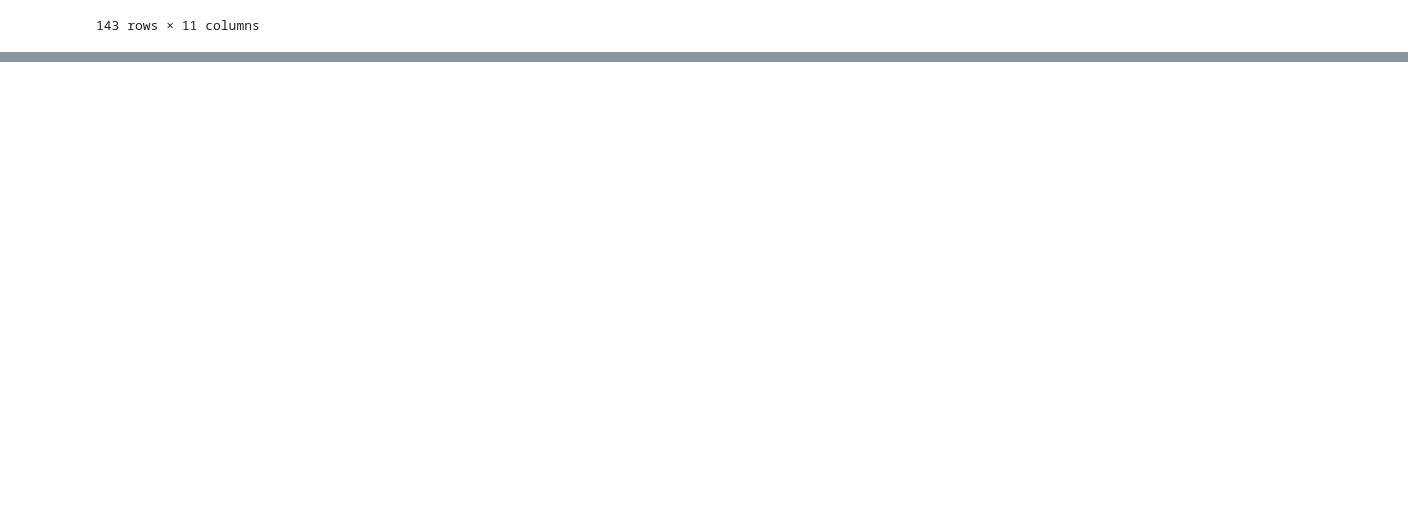
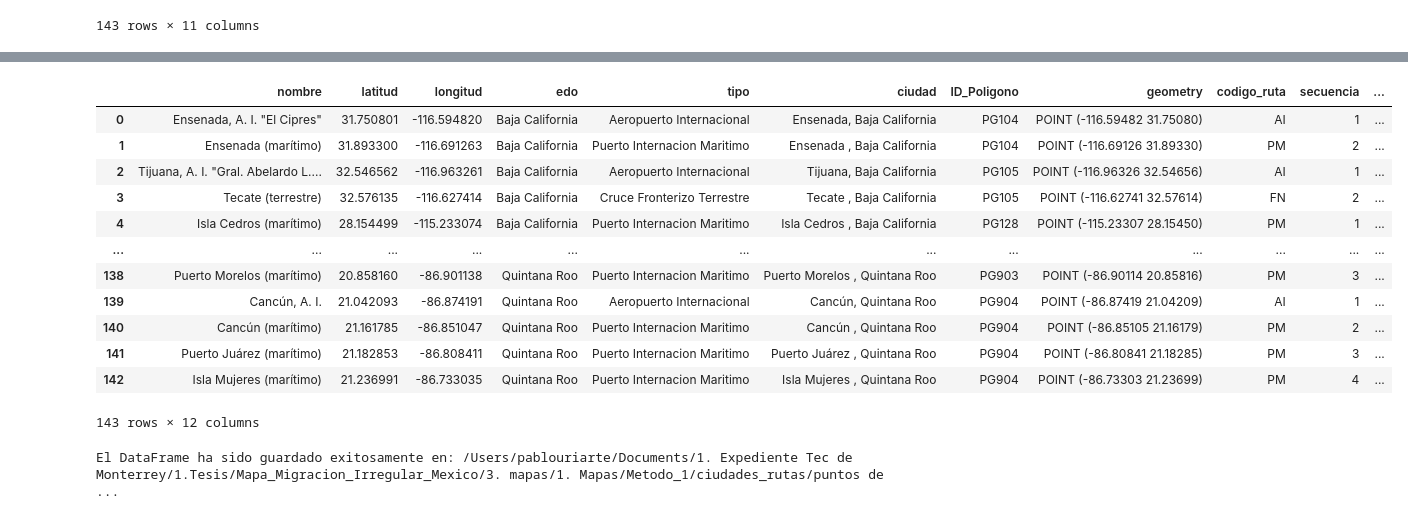
Before and after one commit to puriarter21/Mapa_Migracion_Irregular_Mexico, a Jupyter notebook: 3. mapas/1. Mapas/Metodo_1/ciudades_rutas/puntos de internacion/bd_puntosdeinternacion.ipynb, the cells around one changed output, grey strips where cells are left out. Cells and saved outputs as stored; diff of their text form; code cells hidden in the pictures; blank space fills up the shorter version.

```diff
--- a/3. mapas/1. Mapas/Metodo_1/ciudades_rutas/puntos de internacion/bd_puntosdeinternacion.ipynb
+++ b/3. mapas/1. Mapas/Metodo_1/ciudades_rutas/puntos de internacion/bd_puntosdeinternacion.ipynb
@@ -452,0 +426,52 @@ gdf_final = gdf_metros.to_crs(epsg=4326)
+# %%
+import geopandas as gpd
+from shapely.geometry import Point
+
+# Asegurándonos de trabajar con el DataFrame correcto, df1
+gdf = gpd.GeoDataFrame(df2, geometry=gpd.points_from_xy(df2.longitud, df2.latitud))
+
+# Estableciendo el CRS original a EPSG:4326 para las coordenadas geográficas
+gdf.crs = "EPSG:4326"
+
+# Cambiando el CRS a uno que use metros para el cálculo del buffer. Reemplazando el EPSG con un código correcto.
+# Nota: El EPSG 6366 parece ser un error. Asegúrate de usar el código EPSG de UTM adecuado para tu zona.
+gdf_metros = gdf.to_crs(epsg=6366)  # Reemplaza YOUR_UTM_EPSG_CODE con el código EPSG adecuado
+
+# Aplicando el buffer de 10km para crear una nueva columna 'geometry_range' con los polígonos
+gdf_metros['geometry_range'] = gdf_metros.geometry.buffer(10000)
+
+# (Opcional) Si deseas convertir el GeoDataFrame de regreso a lat/long (EPSG:4326) para alguna otra operación,
+# y quieres que la columna 'geometry_range' sea la geometría activa,
+# debes hacerlo antes de cambiar el CRS de regreso a EPSG:4326.
+# gdf_metros.set_geometry('geometry_range', inplace=True)
+
+# Cambiando de regreso a EPSG:4326
+gdf_final = gdf_metros.to_crs(epsg=4326)
+
+# Si cambiaste la geometría activa a 'geometry_range', ahora tu GeoDataFrame tendrá las geometrías de los círculos en lat/long.
+# Si no lo hiciste, 'geometry' seguirá siendo la columna activa, y 'geometry_range' contendrá los polígonos en el CRS original (en metros).
+# %%
+gdf_final
+# %% [output]
+|  | nombre | latitud | longitud | edo | tipo | ciudad | ID_Poligono | geometry | codigo_ruta | secuencia | ... |
+| 0 | Ensenada, A. I. "El Cipres" | 31.750801 | -116.594820 | Baja California | Aeropuerto Internacional | Ensenada, Baja California | PG104 | POINT (-116.59482 31.75080) | AI | 1 | ... |
+| 1 | Ensenada (marítimo) | 31.893300 | -116.691263 | Baja California | Puerto Internacion Maritimo | Ensenada , Baja California | PG104 | POINT (-116.69126 31.89330) | PM | 2 | ... |
+| 2 | Tijuana, A. I. "Gral. Abelardo L.... | 32.546562 | -116.963261 | Baja California | Aeropuerto Internacional | Tijuana, Baja California | PG105 | POINT (-116.96326 32.54656) | AI | 1 | ... |
+| 3 | Tecate (terrestre) | 32.576135 | -116.627414 | Baja California | Cruce Fronterizo Terrestre | Tecate , Baja California | PG105 | POINT (-116.62741 32.57614) | FN | 2 | ... |
+| 4 | Isla Cedros (marítimo) | 28.154499 | -115.233074 | Baja California | Puerto Internacion Maritimo | Isla Cedros , Baja California | PG128 | POINT (-115.23307 28.15450) | PM | 1 | ... |
+| ... | ... | ... | ... | ... | ... | ... | ... | ... | ... | ... | ... |
+| 138 | Puerto Morelos (marítimo) | 20.858160 | -86.901138 | Quintana Roo | Puerto Internacion Maritimo | Puerto Morelos , Quintana Roo | PG903 | POINT (-86.90114 20.85816) | PM | 3 | ... |
+| 139 | Cancún, A. I. | 21.042093 | -86.874191 | Quintana Roo | Aeropuerto Internacional | Cancún, Quintana Roo | PG904 | POINT (-86.87419 21.04209) | AI | 1 | ... |
+| 140 | Cancún (marítimo) | 21.161785 | -86.851047 | Quintana Roo | Puerto Internacion Maritimo | Cancún , Quintana Roo | PG904 | POINT (-86.85105 21.16179) | PM | 2 | ... |
+| 141 | Puerto Juárez (marítimo) | 21.182853 | -86.808411 | Quintana Roo | Puerto Internacion Maritimo | Puerto Juárez , Quintana Roo | PG904 | POINT (-86.80841 21.18285) | PM | 3 | ... |
+| 142 | Isla Mujeres (marítimo) | 21.236991 | -86.733035 | Quintana Roo | Puerto Internacion Maritimo | Isla Mujeres , Quintana Roo | PG904 | POINT (-86.73303 21.23699) | PM | 4 | ... |
+143 rows × 12 columns
+# %%
+ruta_nuevo3 = '/Users/pablouriarte/Documents/1. Expediente Tec de Monterrey/1.Tesis/Mapa_Migracion_Irregular_Mexico/3. mapas/1. Mapas/Metodo_1/ciudades_rutas/puntos de internacion/puntos_internacion_geometry_range.csv'
+
+# Guardar el DataFrame en un archivo Excel en la ruta especificada
+gdf_final.to_csv(ruta_nuevo3, index=False)
+
+print(f"El DataFrame ha sido guardado exitosamente en: {ruta_nuevo3}")
+# %% [output]
+El DataFrame ha sido guardado exitosamente en: /Users/pablouriarte/Documents/1. Expediente Tec de Monterrey/1.Tesis/Mapa_Migracion_Irregular_Mexico/3. mapas/1. Mapas/Metodo_1/ciudades_rutas/puntos de  ...
```
Also changed, not shown: parts of 1 cell of this notebook, 8 other files.
